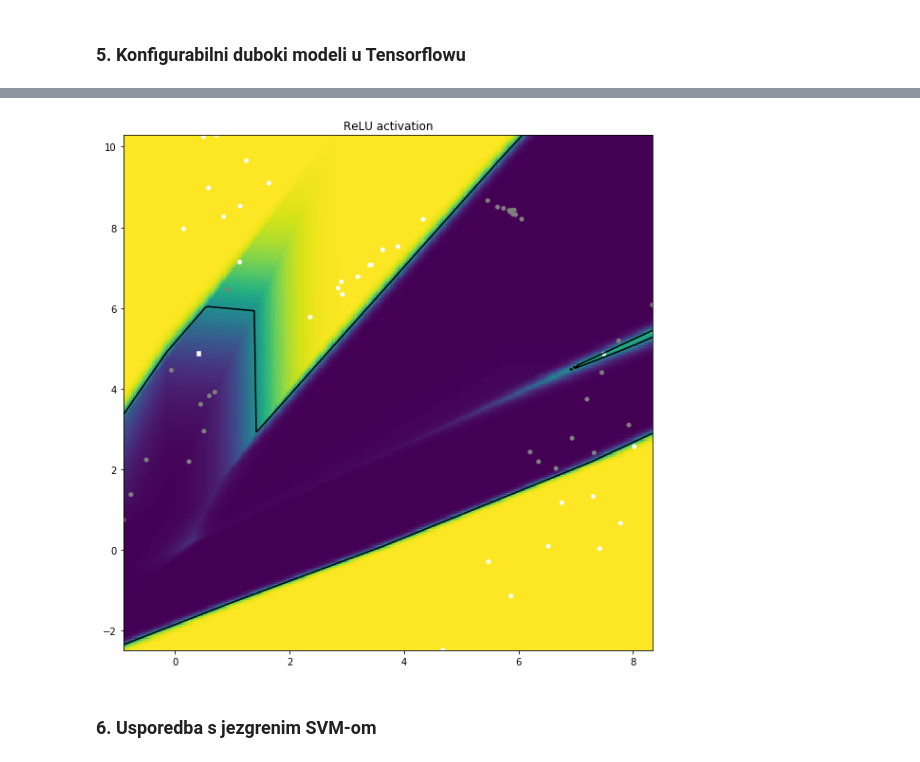
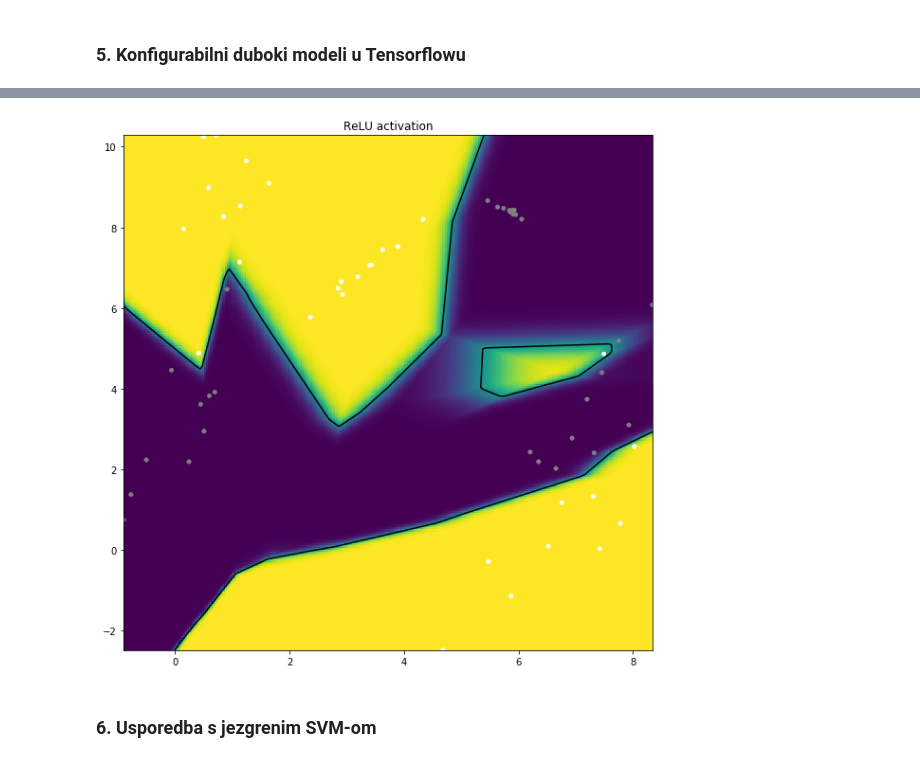
Before and after one commit to DavidBoja/du-lab, a Jupyter notebook: lab1/lab1.ipynb, the cells around one changed output, grey strips where cells are left out. Cells and saved outputs as stored; diff of their text form; code cells hidden in the pictures.

```diff
--- a/lab1/lab1.ipynb
+++ b/lab1/lab1.ipynb
@@ -349,25 +336,33 @@ class TFDeep:
 
         self.session = tf.Session()
 
-    def train(self, X, Yoh_, param_niter, batch_size, verbose=False, print_every=100):
+    def train(self, X, Yoh_, param_niter, batch=False, batch_size=0, verbose=False, print_every=1000):
         init = tf.global_variables_initializer()
         self.session.run(init)
 
-        nr_batches = int(X.shape[0] / batch_size)
+        if batch:
+            nr_batches = int(X.shape[0] / batch_size)
 
-        for i in range(nr_batches):
-            batch_start = i * batch_size
-            batch_end = batch_start + batch_size
+            for i in range(nr_batches):
+                batch_start = i * batch_size
+                batch_end = batch_start + batch_size
 
-            batch_X = X[batch_start:batch_end]
-            batch_Yoh_ = Yoh_[batch_start:batch_end]
+                batch_X = X[batch_start:batch_end]
+                batch_Yoh_ = Yoh_[batch_start:batch_end]
 
-            for j in range(param_niter):
+                for j in range(param_niter):
+                    _, val_loss = self.session.run([self.optimizer, self.loss],
+                                                   feed_dict={self.X: batch_X, self.Yoh_: batch_Yoh_})
+
+                    if verbose and j % print_every == 0:
+                        print('Batch: {}\tIteration: {}\tLoss: {}'.format(i, j, val_loss))
+        else:
+            for i in range(param_niter):
                 _, val_loss = self.session.run([self.optimizer, self.loss],
-                                               feed_dict={self.X: batch_X, self.Yoh_: batch_Yoh_})
+                                               feed_dict={self.X: X, self.Yoh_: Yoh_})
 
-                if verbose and j % print_every == 0:
-                    print('Batch: {}\tIteration: {}\tLoss: {}'.format(i, j, val_loss))
+                if verbose and i % print_every == 0:
+                    print('Iteration: {}\tLoss: {}'.format(i, val_loss))
 
     def eval(self, X):
         return self.session.run(self.probs, feed_dict={self.X: X})
@@ -379,6 +374,7 @@ class TFDeep:
 # %%
 np.random.seed(1000)
 
+batch = False
 verbose = True
 print_every = 1000
 dim = 2
@@ -399,7 +395,7 @@ def predict_c1_class(tfdeep):
 # %%
 tfdeep = TFDeep(layers, param_delta, activation=tf.nn.sigmoid)
 
-tfdeep.train(X, Yoh_, param_niter, verbose, print_every)
+tfdeep.train(X, Yoh_, param_niter, batch, verbose, print_every)
 
 probs = tfdeep.eval(X)
 Y = probs[:,1] > 0.5
@@ -424,7 +420,7 @@ Accuracy: 0.95
 # %%
 tfdeep = TFDeep(layers, param_delta, activation=tf.nn.relu)
 
-tfdeep.train(X, Yoh_, param_niter, verbose, print_every)
+tfdeep.train(X, Yoh_, param_niter, batch, verbose, print_every)
 
 probs = tfdeep.eval(X)
 Y = probs[:,1] > 0.5
@@ -448 +444 @@ Accuracy: 0.966667
-[figure, old version]
+[figure, new version]
```
Also changed, not shown: parts of 13 cells of this notebook.
